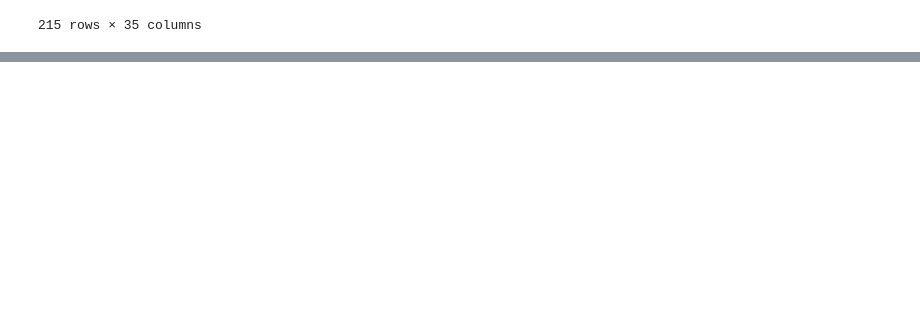
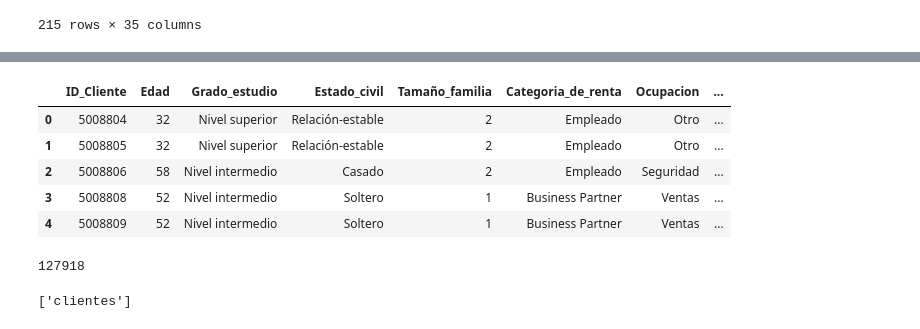
Before and after one commit to DaniGa-Mo/Pandas-E-S, a Jupyter notebook: PandasE_S.ipynb, the cells around one changed output, grey strips where cells are left out. Cells and saved outputs as stored; diff of their text form; code cells hidden in the pictures; blank space fills up the shorter version.

```diff
--- a/PandasE_S.ipynb
+++ b/PandasE_S.ipynb
@@ -440,0 +629,17 @@ pd.read_csv('desafio_sheets.csv')
+# %%
+archivo = 'clientes_banco.csv'
+# %%
+datos = pd.read_csv(archivo)
+# %%
+datos.head()
+# %% [output]
+|  | ID_Cliente | Edad | Grado_estudio | Estado_civil | Tamaño_familia | Categoria_de_renta | Ocupacion | ... |
+| 0 | 5008804 | 32 | Nivel superior | Relación-estable | 2 | Empleado | Otro | ... |
+| 1 | 5008805 | 32 | Nivel superior | Relación-estable | 2 | Empleado | Otro | ... |
+| 2 | 5008806 | 58 | Nivel intermedio | Casado | 2 | Empleado | Seguridad | ... |
+| 3 | 5008808 | 52 | Nivel intermedio | Soltero | 1 | Business Partner | Ventas | ... |
+| 4 | 5008809 | 52 | Nivel intermedio | Soltero | 1 | Business Partner | Ventas | ... |
+# %%
+datos.to_sql('clientes', engine, index=False)
+# %% [output]
+127918
@@ -440,0 +648,4 @@ pd.read_csv('desafio_sheets.csv')
+# %%
+print(inspector.get_table_names())
+# %% [output]
+['clientes']
```
Also changed, not shown: parts of 38 cells of this notebook.
